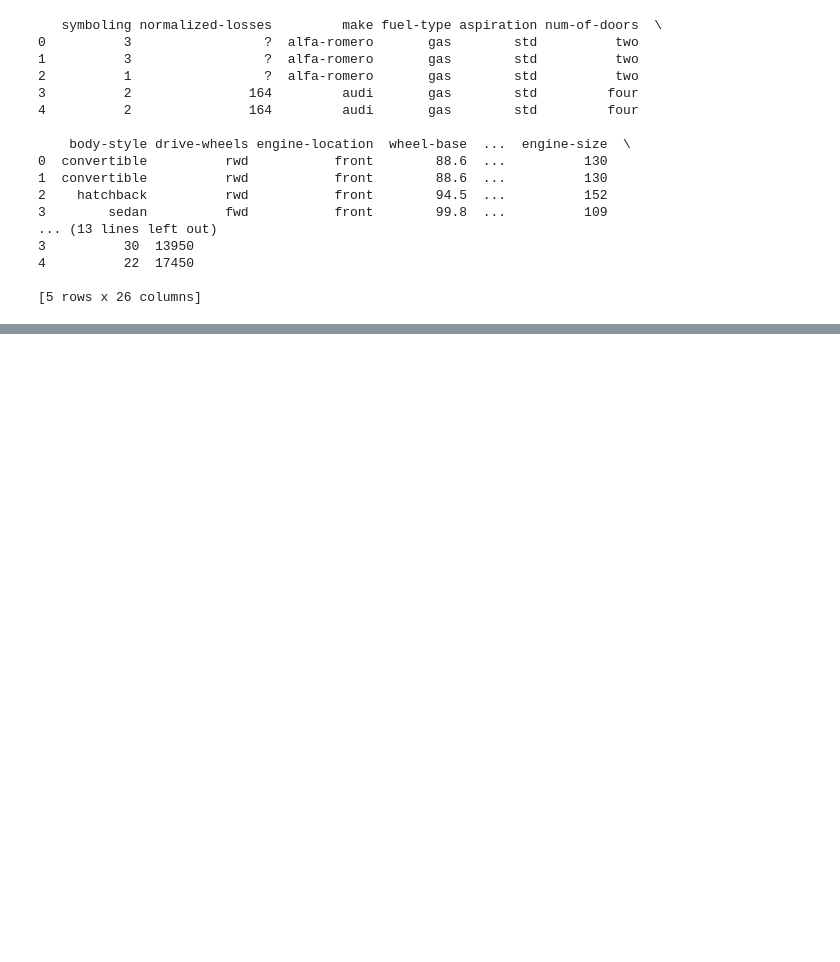
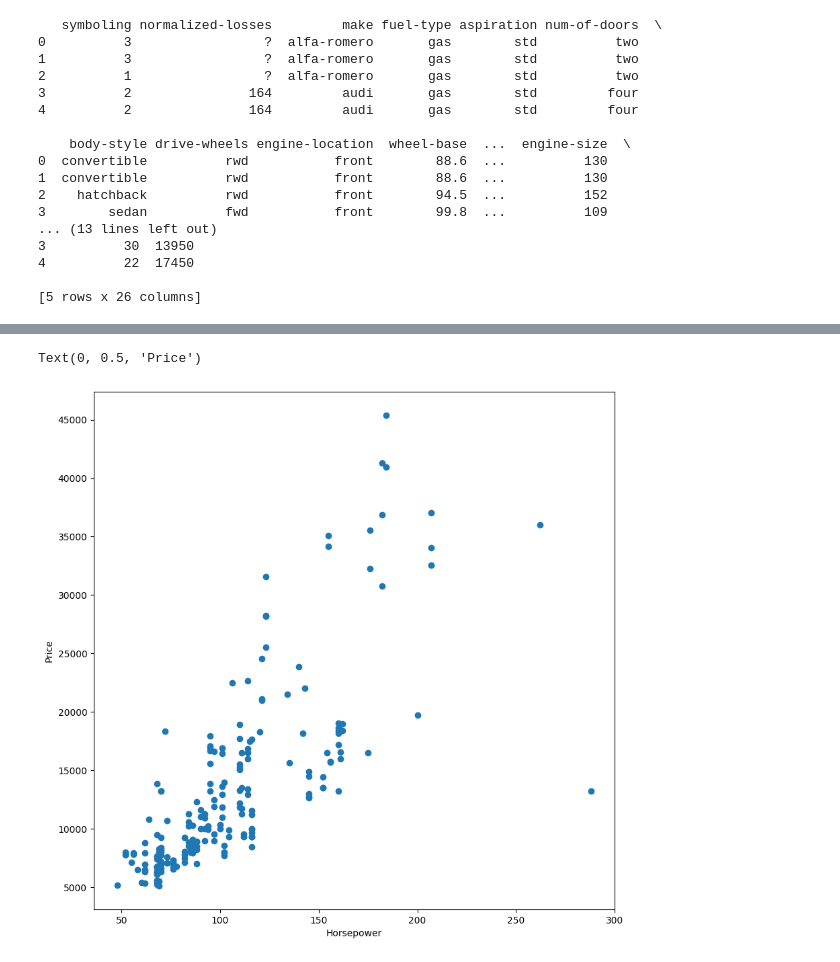
Before and after one commit to success4lyf/-Exploratory-Data-Analysis, a Jupyter notebook: insight.ipynb, the cells around one changed output, grey strips where cells are left out. Cells and saved outputs as stored; diff of their text form; code cells hidden in the pictures; blank space fills up the shorter version.

Commit message:
data manipulation to get insight

```diff
--- a/insight.ipynb
+++ b/insight.ipynb
@@ -28,0 +168,9 @@ print(auto.head())
+# %%
+#How does the horsepower affect the price?
+plt.figure(figsize=(10,10))
+plt.scatter(x='horsepower',y='price',data=auto)
+plt.xlabel('Horsepower')
+plt.ylabel('Price')
+# %% [output]
+Text(0, 0.5, 'Price')
+[figure, added]
```
Also changed, not shown: parts of 14 cells of this notebook, 1 other file.
